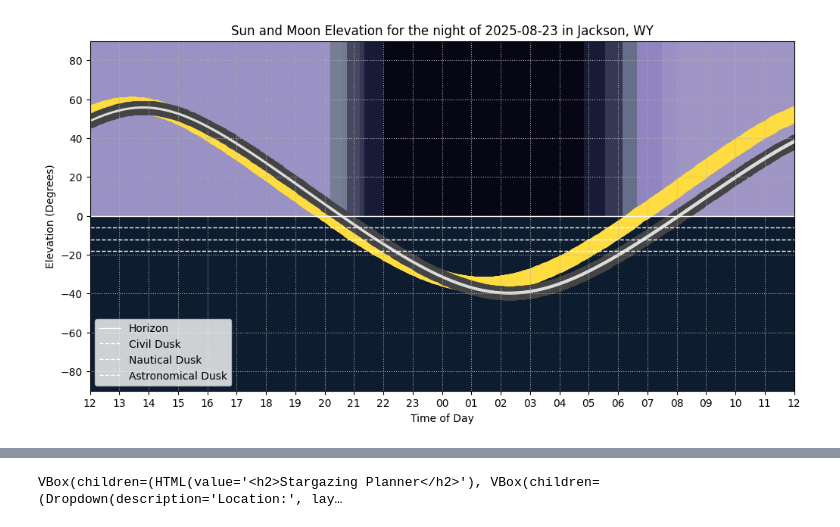
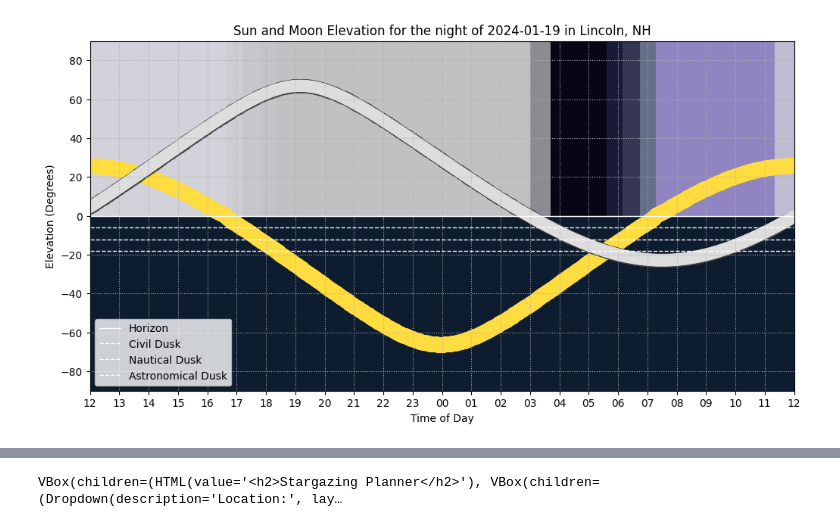
Before and after one commit to WilliamBreckwoldt/stargazing-calendar, a Jupyter notebook: _stargazing_calendar.ipynb, the cells around one changed output, grey strips where cells are left out. Cells and saved outputs as stored; diff of their text form; code cells hidden in the pictures.

```diff
--- a/_stargazing_calendar.ipynb
+++ b/_stargazing_calendar.ipynb
@@ -1,33 +1,33 @@
 # %%
 import importlib
 
 from astral import LocationInfo
 
 import main
 import locations
 
 importlib.reload(main)
 importlib.reload(locations)
 
-my_location = "jackson"
+my_location = "lincoln"
 
 L = locations.LOCATIONS[my_location]
 location = LocationInfo(
     name=L["name"],
     region=L["region"],
     timezone=L["timezone"],
     latitude=L["latitude"],
     longitude=L["longitude"],
 )
 
-day = datetime.date(2025, 8, 23) # Year, Month, Day
+day = datetime.date(2024, 1, 19) # Year, Month, Day
 
 main.plot_day(
     location=location,
     day=day
 )
 # %% [output]
-[figure, old version]
+[figure, new version]
 # %%
 import importlib
 
```
Also changed, not shown: parts of 8 cells of this notebook, 4 other files.
